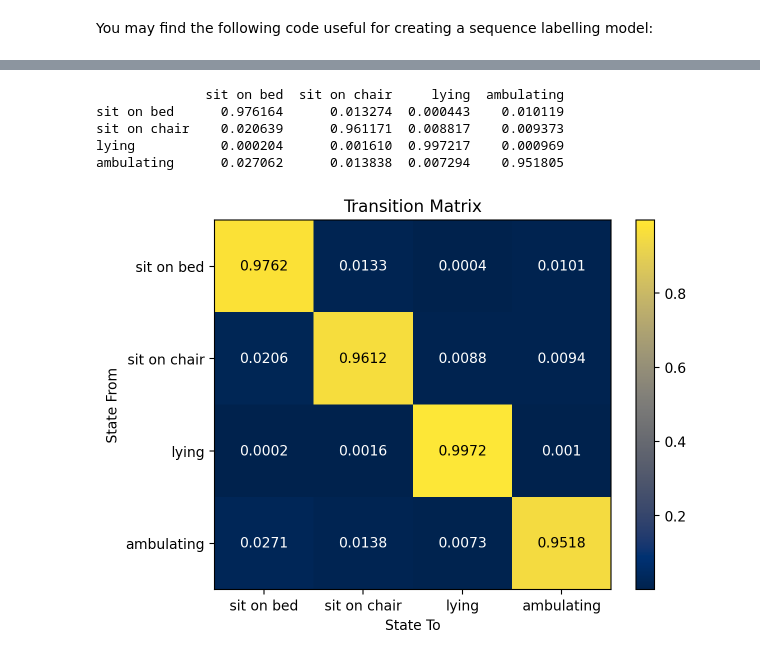
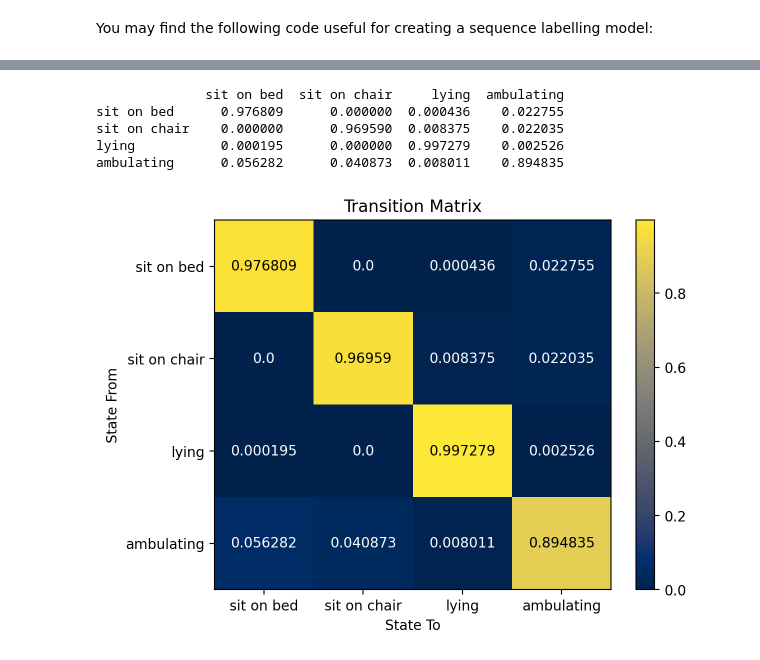
Before and after one commit to rlarg/machine-learning-cw, a Jupyter notebook: activity_recognition_task3a.ipynb, the cells around one changed output, grey strips where cells are left out. Cells and saved outputs as stored; diff of their text form; code cells hidden in the pictures.

```diff
--- a/activity_recognition_task3a.ipynb
+++ b/activity_recognition_task3a.ipynb
@@ -170,5 +163,11 @@ for i in range(4):
-# %%
-startprob = np.zeros(4)
-for i in range(len(y_by_seq_tr)):
-    startprob[y_by_seq_tr[i][0]] += 1
-startprob = startprob/len(y_by_seq_tr)
+# %%
+startprob = (np.bincount([seq[0] for seq in y_by_seq_tr]) / len(y_by_seq_tr))
+# %%
+
+transmat = np.zeros((4, 4))
+for seq_states in y_by_seq_tr:
+    for i in range(len(seq_states) - 1):
+        transmat[seq_states[i], seq_states[i+1]] += 1
+
+transmat /= np.sum(transmat, axis=1, keepdims=True)
+transmat
@@ -176,6 +180,8 @@ startprob = startprob/len(y_by_seq_tr)
 from hmmlearn import hmm
 
 model = hmm.GaussianHMM(n_components=n_states, algorithm='viterbi', covariance_type='diag', random_state=42, init_params='')
+model.startprob_ = startprob
+model.transmat_ = transmat
 model.means_ = means
 model.covars_ = diagonal_covars
 
@@ -186,4 +192,3 @@ lengths_train = [len(seq) for seq in X_by_seq_tr]
 lengths_test = [len(seq) for seq in X_by_seq_test]
 
 model.fit(flat_X_tr, lengths=lengths_train)
-hidden_states_test = model.predict(flat_X_test, lengths=lengths_test)
@@ -198,38 +207,36 @@ Accuracy Score: 0.8105
 # %%
 column_labels = ['sit on bed', 'sit on chair', 'lying', 'ambulating']
 transmat_with_labels = pd.DataFrame(model.transmat_, columns=column_labels, index=column_labels)
 print(transmat_with_labels)
-
-import matplotlib.pyplot as plt
 
 fig, ax = plt.subplots()
 
 for i in range(len(column_labels)):
     for j in range(len(column_labels)):
         if i == j:
-            text = ax.text(j, i, round(model.transmat_[i, j], 4),
+            text = ax.text(j, i, round(model.transmat_[i, j], 6),
                            ha="center", va="center", color="black")
         else:
-            text = ax.text(j, i, round(model.transmat_[i, j], 4),
+            text = ax.text(j, i, round(model.transmat_[i, j], 6),
                            ha="center", va="center", color="w")
 
 img = ax.imshow(model.transmat_, aspect='auto', cmap='cividis')
 ax.set_title('Transition Matrix')
 ax.set_xlabel('State To')
 ax.set_ylabel('State From')
 ax.set_xticks(range(len(column_labels)))
 ax.set_yticks(range(len(column_labels)))
 ax.set_xticklabels(column_labels)
 ax.set_yticklabels(column_labels)
 plt.colorbar(img, ax=ax)
 plt.show()
 # %% [output]
               sit on bed  sit on chair     lying  ambulating
-sit on bed      0.976164      0.013274  0.000443    0.010119
-sit on chair    0.020639      0.961171  0.008817    0.009373
-lying           0.000204      0.001610  0.997217    0.000969
-ambulating      0.027062      0.013838  0.007294    0.951805
+sit on bed      0.976809      0.000000  0.000436    0.022755
+sit on chair    0.000000      0.969590  0.008375    0.022035
+lying           0.000195      0.000000  0.997279    0.002526
+ambulating      0.056282      0.040873  0.008011    0.894835
-[figure, old version]
+[figure, new version]
 # %%
 import pandas as pd
 means = model.means_
```
Also changed, not shown: parts of 10 cells of this notebook, 10 other files.
